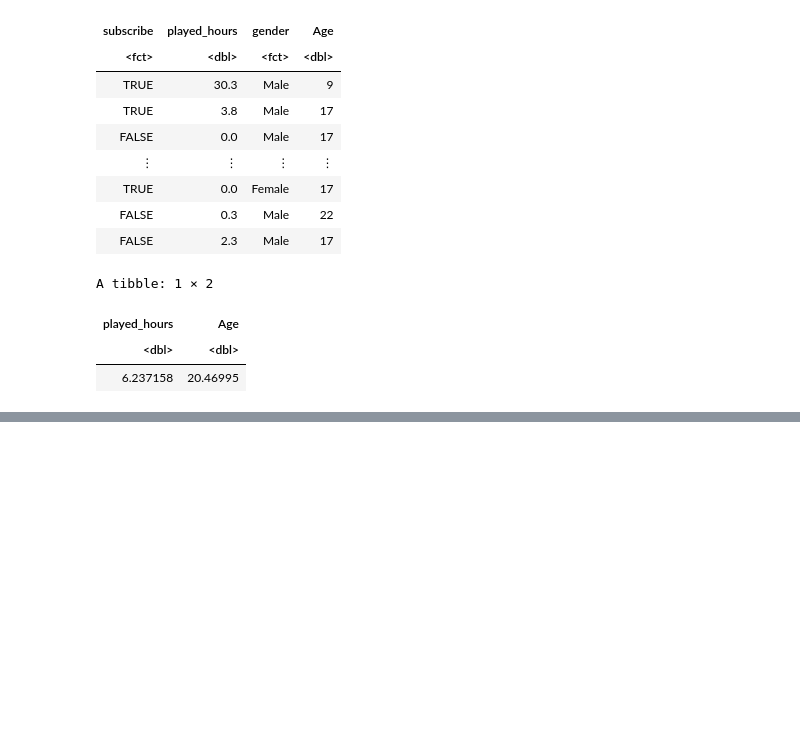
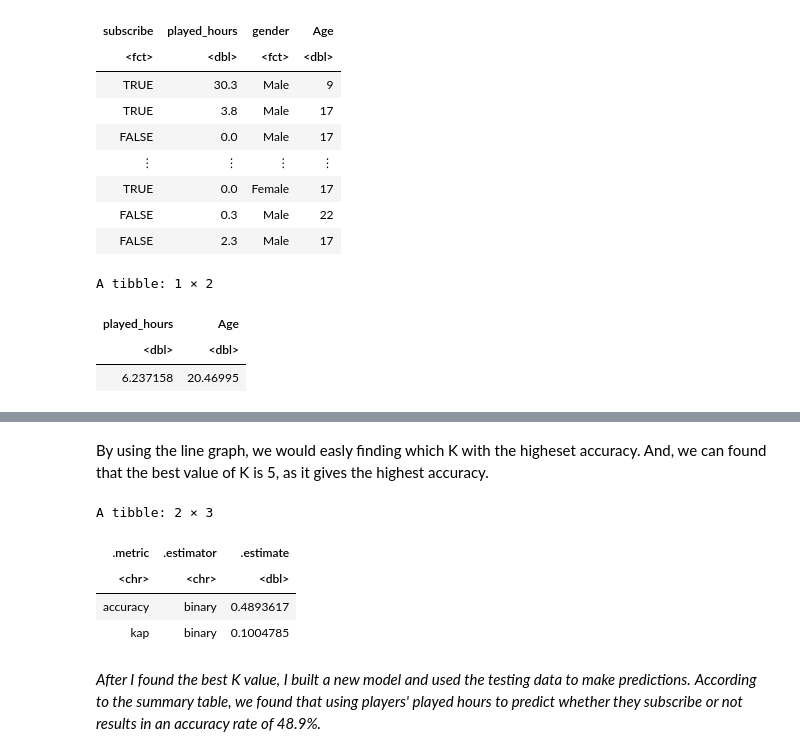
Before and after one commit to SubrinaLi/DSCI-100-sec003, a Jupyter notebook: Subrina LI Project.ipynb, the cells around one changed output, grey strips where cells are left out. Cells and saved outputs as stored; diff of their text form; code cells hidden in the pictures; blank space fills up the shorter version.

```diff
--- a/Subrina LI Project.ipynb
+++ b/Subrina LI Project.ipynb
@@ -99,0 +171,30 @@ A tibble: 1 × 2
+# %% [markdown]
+By using the line graph, we would easly finding which K with the higheset accuracy. And, we can found that the best value of K is 5, as it gives the highest accuracy.
+# %%
+k_max <- player_max1 |>
+         slice(1)|>
+         pull(neighbors)
+
+player_best_spec1 <- nearest_neighbor(weight_func = "rectangular", neighbors = k_max) |>
+         set_engine("kknn") |>
+         set_mode("classification")
+
+player_best_fit1 <- workflow() |>
+         add_recipe(player_recipe1) |>
+         add_model(player_best_spec1) |>
+         fit(data = player_training)
+
+player_summary1 <- player_best_fit1 |>
+          predict(player_testing)|>
+          bind_cols(player_testing) |>
+          metrics(truth = subscribe, estimate = .pred_class)
+player_summary1
+# %% [output]
+A tibble: 2 × 3
+| .metric | .estimator | .estimate |
+| <chr> | <chr> | <dbl> |
+| accuracy | binary | 0.4893617 |
+| kap | binary | 0.1004785 |
+# %% [markdown]
+*After I found the best K value, I built a new model and used the testing data to make predictions.*
+*According to the summary table, we found that using players' played hours to predict whether they subscribe or not results in an accuracy rate of 48.9%.*
```
Also changed, not shown: parts of 6 cells of this notebook.
